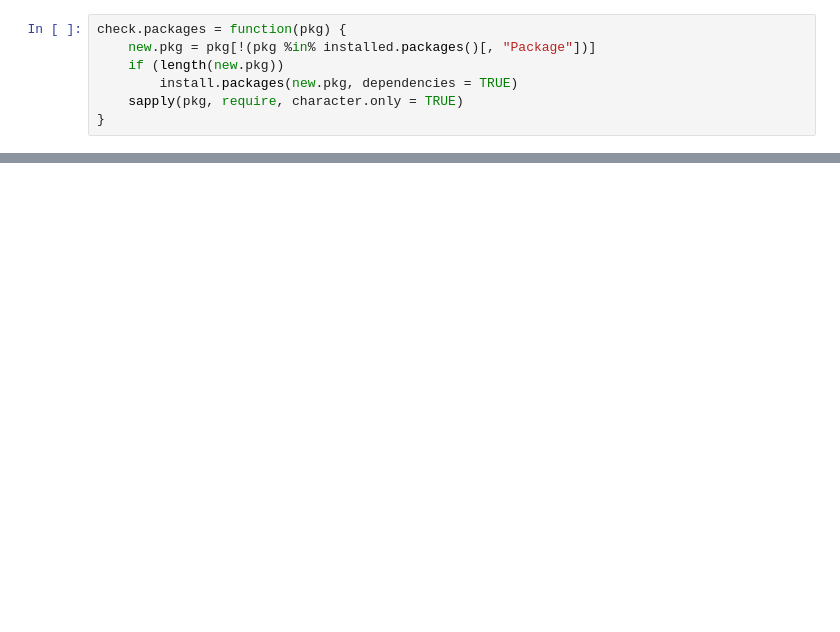
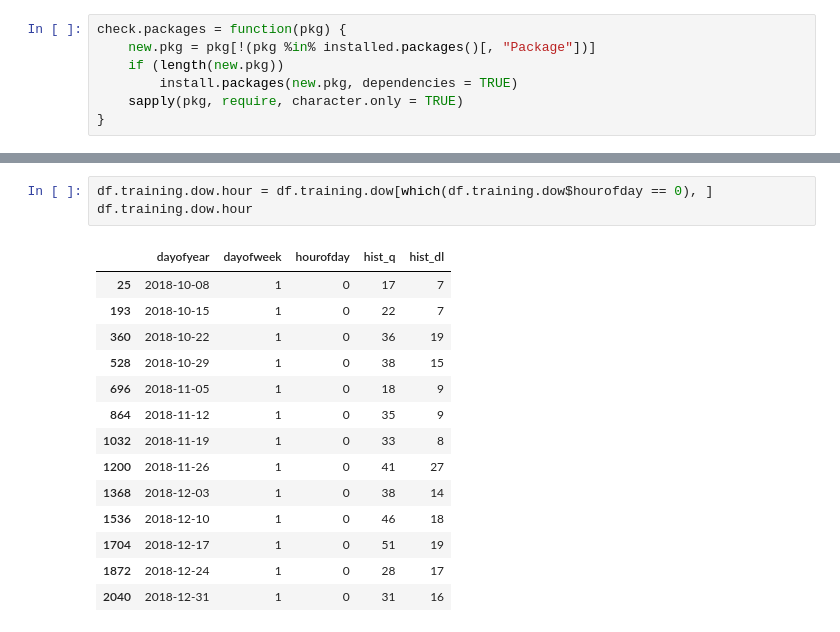
Before and after one commit to jasonchang2018/funnel-anomaly-detection, a Jupyter notebook: preprocessing/reuse-bv-q-bootstrap-bounds.ipynb, the cells around one changed output, grey strips where cells are left out. Drawn from its saved outputs; the diff is of its cells as text; blank space fills up the shorter version.

```diff
--- a/preprocessing/reuse-bv-q-bootstrap-bounds.ipynb
+++ b/preprocessing/reuse-bv-q-bootstrap-bounds.ipynb
@@ -243,0 +341,18 @@ p2
+# %%
+df.training.dow.hour = df.training.dow[which(df.training.dow$hourofday == 0), ]
+df.training.dow.hour
+# %% [output]
+|  | dayofyear | dayofweek | hourofday | hist_q | hist_dl |
+| 25 | 2018-10-08 | 1 | 0 | 17 | 7 |
+| 193 | 2018-10-15 | 1 | 0 | 22 | 7 |
+| 360 | 2018-10-22 | 1 | 0 | 36 | 19 |
+| 528 | 2018-10-29 | 1 | 0 | 38 | 15 |
+| 696 | 2018-11-05 | 1 | 0 | 18 | 9 |
+| 864 | 2018-11-12 | 1 | 0 | 35 | 9 |
+| 1032 | 2018-11-19 | 1 | 0 | 33 | 8 |
+| 1200 | 2018-11-26 | 1 | 0 | 41 | 27 |
+| 1368 | 2018-12-03 | 1 | 0 | 38 | 14 |
+| 1536 | 2018-12-10 | 1 | 0 | 46 | 18 |
+| 1704 | 2018-12-17 | 1 | 0 | 51 | 19 |
+| 1872 | 2018-12-24 | 1 | 0 | 28 | 17 |
+| 2040 | 2018-12-31 | 1 | 0 | 31 | 16 |
```
Also changed, not shown: parts of 31 cells of this notebook, 2 other files.
